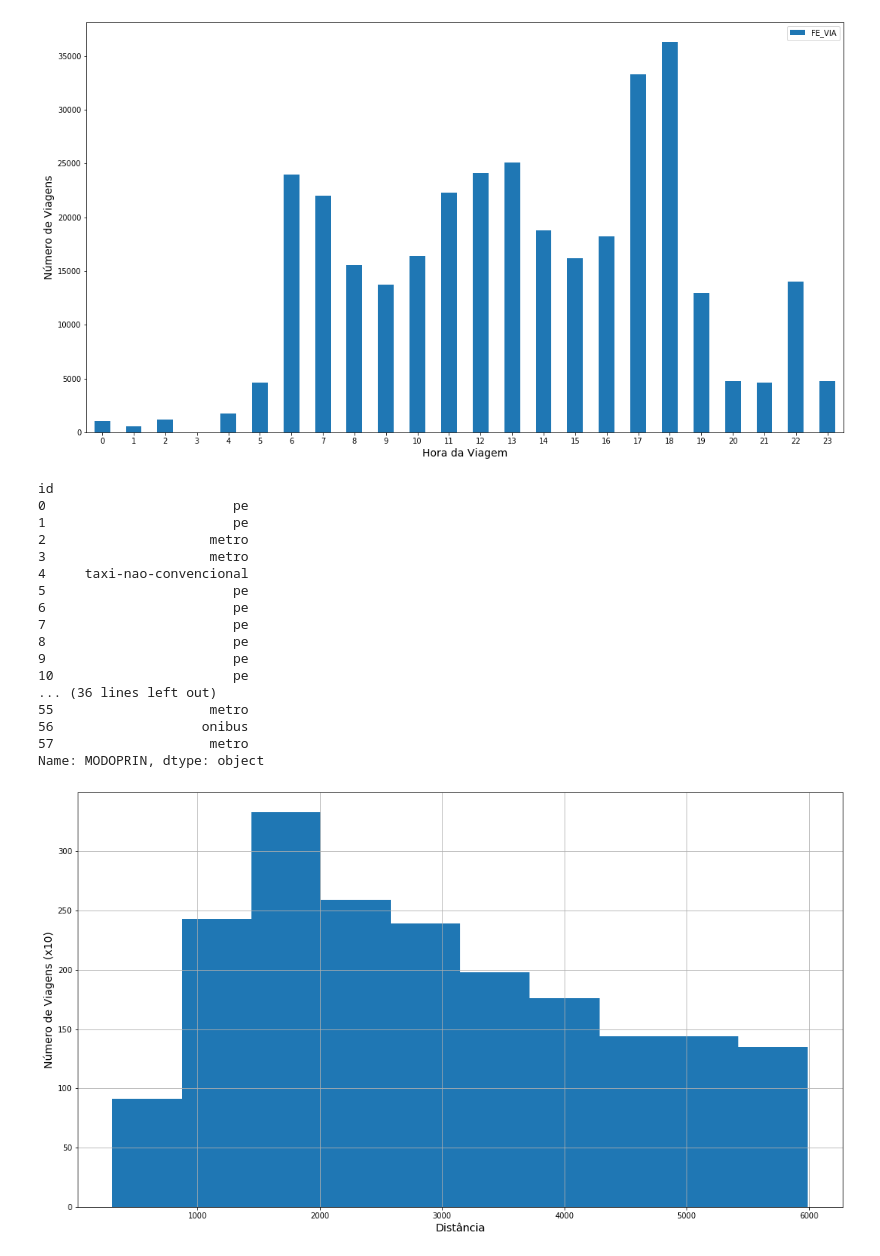
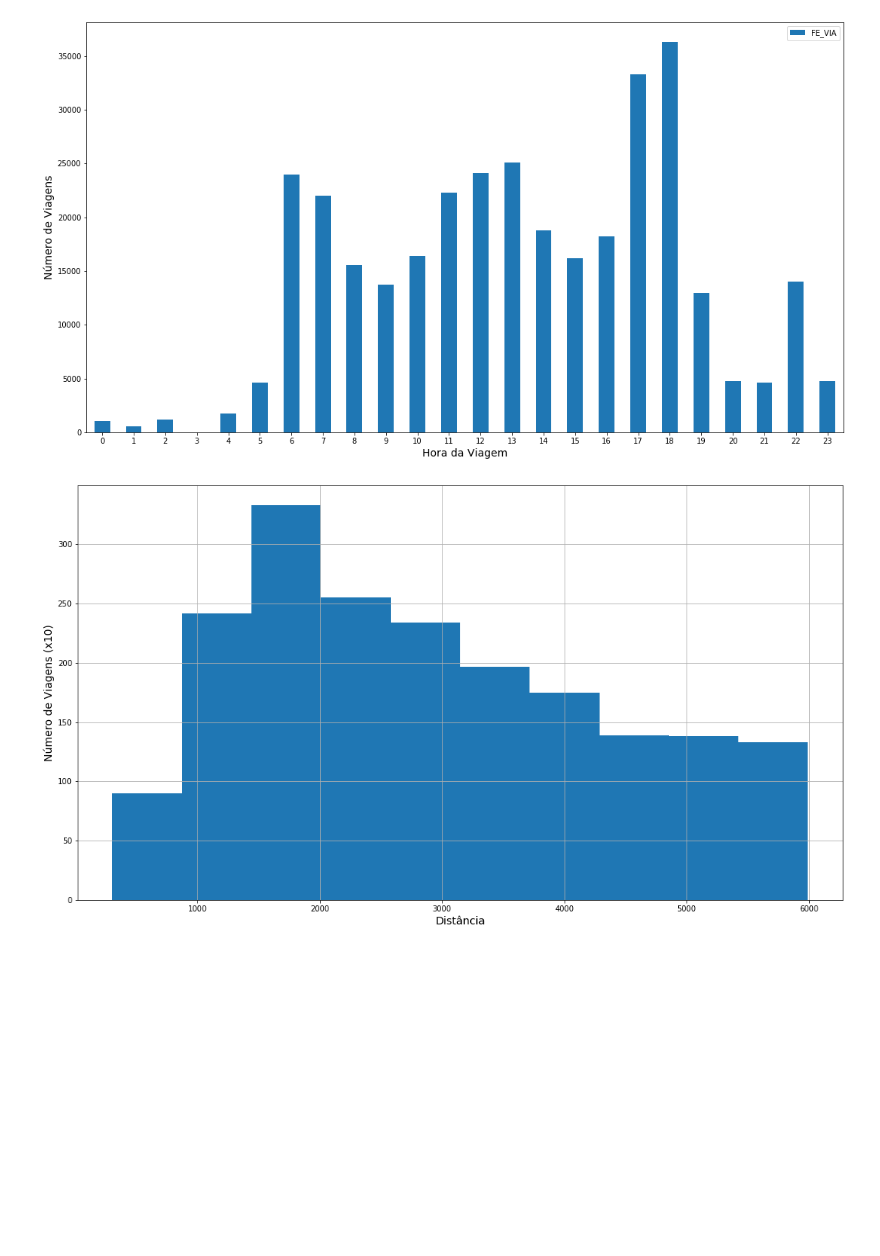
Before and after one commit to ezambomsantana/analise_od, a Jupyter notebook: notebook/Bike Analysis.ipynb, the cells around one changed output. Drawn from its saved outputs; the diff is of its cells as text; code cells hidden in the pictures; blank space fills up the shorter version.

```diff
--- a/notebook/Bike Analysis.ipynb
+++ b/notebook/Bike Analysis.ipynb
@@ -13,42 +29,40 @@ import matplotlib as mpl
 # %%
-def calculate_weighted_mean(data):
-    data['FE_VIA'] = data['FE_VIA'].apply(lambda x: 1 if math.isnan(x) else x)
-    data['FE_VIA'] = data['FE_VIA'].apply(lambda x: 1 if int(x) == 0 else x)
-    data['MP'] = data['FE_VIA'] * data['DURACAO']
-    return data
+file = "../data/dados17.csv"
 
-folder_data = "../data/"
-arq17 = "dados17.csv"
-
-data17 = pd.read_csv(folder_data + arq17, dtype={'ZONA_O': str, 'ZONA_D': str}, header=0,delimiter=";", low_memory=False)
+# carrega os dados de 2017
+data17 = pd.read_csv(file, dtype={'ZONA_O': str, 'ZONA_D': str}, header=0,delimiter=";", low_memory=False)
 data17 = data17.dropna(subset=['CO_O_X'])
 
 data17 = data17.drop(['ID_DOM', 'FE_DOM', 'VIA_BICI','TP_ESTBICI','F_FAM','FE_FAM','FAMILIA','NO_MORAF',
                       'CONDMORA','QT_BANHO','QT_EMPRE','QT_AUTO','QT_MICRO','QT_LAVALOU','QT_GEL1'], axis=1)
 
-csv_file = folder_data + "regioes17.csv"
+# calcula a distancia entre os pontos
+data17['DISTANCE'] = data17.apply(lambda x: calculate_distance(x), axis=1)
+
+# carrega os distritos
+csv_file = "../data/regioes17.csv"
 mydict = []
 with open(csv_file, mode='r') as infile:
     reader = csv.reader(infile, delimiter=";")
     mydict = {rows[0]:rows[1] for rows in reader}
 
-csv_file = folder_data + "zonas17.csv"
+# carrega as zonas
+csv_file = "../data/zonas17.csv"
 zonas_nomes = []
 with open(csv_file, mode='r') as infile:
     reader = csv.reader(infile, delimiter=";")
     zonas_nomes = {rows[0]:rows[1] for rows in reader}
 
+# viagens so dentro do municipio de sao paulo
 data17 = data17[data17['MUNI_O'] == 36]
 data17 = data17[data17['MUNI_D'] == 36]
 
+
+# troca os codigos pelo nome dos distritos e zonas
 data17['NOME_O'] = data17['ZONA_O'].apply(lambda x: '' if pd.isnull(x) else mydict[x])
 data17['NOME_D'] = data17['ZONA_D'].apply(lambda x: '' if pd.isnull(x) else mydict[x])
 
 data17['ZONA_O'] = data17['ZONA_O'].apply(lambda x: '' if pd.isnull(x) else zonas_nomes[x])
 data17['ZONA_D'] = data17['ZONA_D'].apply(lambda x: '' if pd.isnull(x) else zonas_nomes[x])
 
-data17['NUM_TRANS'] = data17[['MODO1', 'MODO2','MODO3','MODO4']].count(axis=1)
-
 data17 = calculate_weighted_mean(data17)
-
-data17.head()
@@ -470,52 +487,25 @@ plt.show()
 # %% [output]
 [figure]
 # %%
-folder_data = "../data/"
-arq17 = "dados17_distance.csv"
-
-data17_distance = pd.read_csv(folder_data + arq17, dtype={'ZONA_O': str, 'ZONA_D': str}, header=0,delimiter=",", low_memory=False)
-data17_distance = data17_distance.dropna(subset=['CO_O_X'])
-data17_distance = data17_distance.set_index('id')
-
-modos17 = {0:'outros',1:'metro',2:'trem',3:'metro',4:'onibus',5:'onibus',6:'onibus',7:'fretado', 8:'escolar',9:'carro-dirigindo', 10: 'carro-passageiro', 11:'taxi', 12:'taxi-nao-convencional', 13:'moto', 14:'moto-passageiro', 15:'bicicleta', 16:'pe', 17: 'outros'}
-data17_distance['MODOPRIN'] = data17_distance['MODOPRIN'].replace(modos17)
-
 flows = pd.read_csv("../data/flows_public.csv", encoding='latin-1')
 lines = []
 viagens = []
 
 flows = flows.set_index('index')
-flows = flows.join(data17_distance, lsuffix='_left', rsuffix='_right')
+flows = flows.join(data17, lsuffix='_left', rsuffix='_right')
 
 flows['FE_VIA'].sum()
 
 plt.figure(figsize=(30,20))
 # plot chart
 
 ax = flows['DISTANCE'].hist()
 ax.figure.set_size_inches(18,10)
 
 plt.xlabel('Distância', fontsize=14)
 plt.ylabel('Número de Viagens (x10)', fontsize=14)
 
 # plot table
 plt.show()
 # %% [output]
-id
-0                        pe
-1                        pe
-2                     metro
-3                     metro
-4     taxi-nao-convencional
-5                        pe
-6                        pe
-7                        pe
-8                        pe
-9                        pe
-10                       pe
-... (36 lines left out)
-55                    metro
-56                   onibus
-57                    metro
-Name: MODOPRIN, dtype: object
-[figure, old version]
+[figure, new version]
```
Also changed, not shown: parts of 18 cells of this notebook, 1 other file.
